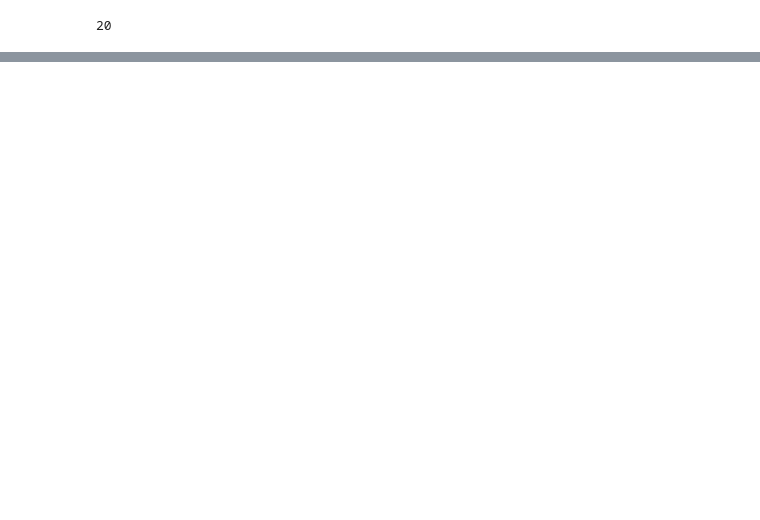
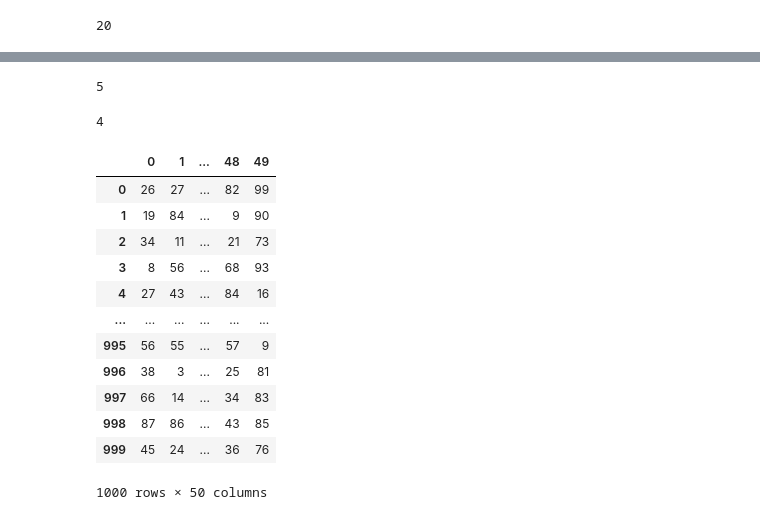
Before and after one commit to fabiodemo/course_data_analysis_with_pandas, a Jupyter notebook: pandas/Options and Settings.ipynb, the cells around one changed output, grey strips where cells are left out. Drawn from its saved outputs; the diff is of its cells as text; code cells hidden in the pictures; blank space fills up the shorter version.

```diff
--- a/pandas/Options and Settings.ipynb
+++ b/pandas/Options and Settings.ipynb
@@ -68,0 +81,8 @@ df
+# %%
+pd.get_option("max_rows")
+# %% [output]
+5
+# %%
+pd.get_option("max_columns")
+# %% [output]
+4
@@ -68,0 +91,16 @@ df
+# %%
+df
+# %% [output]
+|  | 0 | 1 | ... | 48 | 49 |
+| 0 | 26 | 27 | ... | 82 | 99 |
+| 1 | 19 | 84 | ... | 9 | 90 |
+| 2 | 34 | 11 | ... | 21 | 73 |
+| 3 | 8 | 56 | ... | 68 | 93 |
+| 4 | 27 | 43 | ... | 84 | 16 |
+| ... | ... | ... | ... | ... | ... |
+| 995 | 56 | 55 | ... | 57 | 9 |
+| 996 | 38 | 3 | ... | 25 | 81 |
+| 997 | 66 | 14 | ... | 34 | 83 |
+| 998 | 87 | 86 | ... | 43 | 85 |
+| 999 | 45 | 24 | ... | 36 | 76 |
+1000 rows × 50 columns
```
Also changed, not shown: parts of 24 cells of this notebook.
